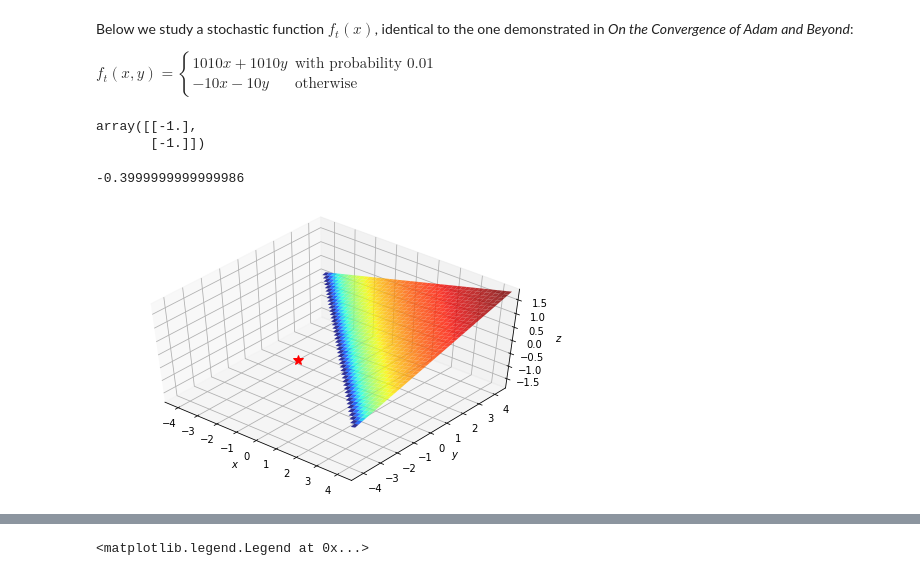
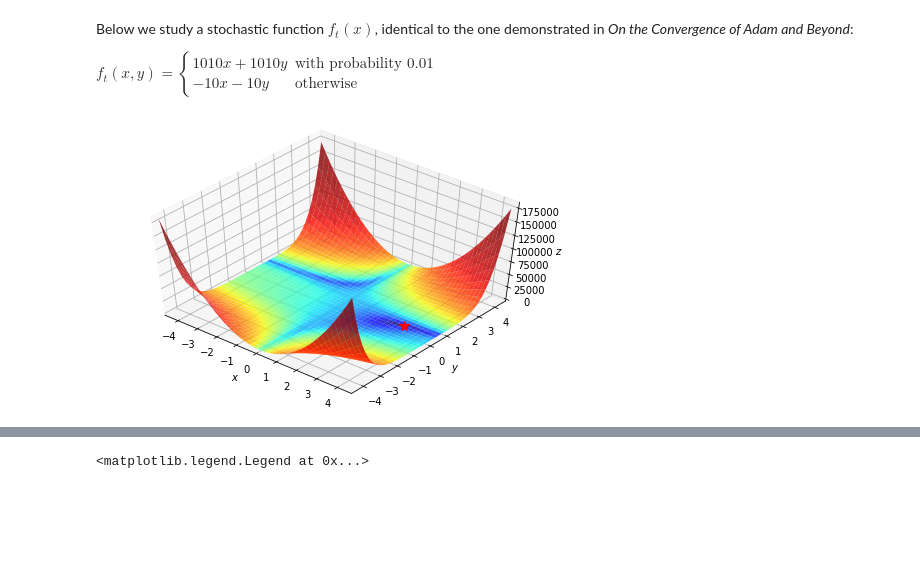
Before and after one commit to jshnaidman/551_final_project, a Jupyter notebook: presentation/Untitled.ipynb, the cells around one changed output, grey strips where cells are left out. Saved outputs shown, nothing was run; the diff lists cells and outputs as text; code cells hidden in the pictures; blank space fills up the shorter version.

```diff
--- a/presentation/Untitled.ipynb
+++ b/presentation/Untitled.ipynb
@@ -28,47 +28,40 @@ def f_t(x,y):
     return c*x + c*y
 
 # Beale's function
-# f  = lambda x, y: (1.5 - x + x*y)**2 + (2.25 - x + x*y**2)**2 + (2.625 - x + x*y**3)**2
-f = lambda x,y: (1010*x+1010*y)*0.01 - (10*x+10*y)*0.99 ## deterministic 2d version of function in paper
+beales  = lambda x, y: (1.5 - x + x*y)**2 + (2.25 - x + x*y**2)**2 + (2.625 - x + x*y**3)**2
+# f = lambda x,y: (1010*x+1010*y)*0.01 - (10*x+10*y)*0.99 ## deterministic 2d version of function in paper
 # %%
 xmin, xmax, xstep = -4.5, 4.5, .2
 ymin, ymax, ystep = -4.5, 4.5, .2
 
 x, y = np.meshgrid(np.arange(xmin, xmax + xstep, xstep), np.arange(ymin, ymax + ystep, ystep))
 
-# minima = np.array([3., .5])
-minima = np.array([-1., -1.])
-
-minima_ = minima.reshape(-1, 1)
-minima_
+def getMinima(x,y):
+    minima = np.array([float(x),float(y)])
+    minima = minima.reshape(-1,1)
+    return minima
-# %% [output]
-array([[-1.],
-       [-1.]])
 # %%
 x, y = np.meshgrid(np.arange(xmin, xmax + xstep, xstep), np.arange(ymin, ymax + ystep, ystep))
-z = f(x,y)
+z = beales(x,y)
-# %%
-f(-1,-1)
-# %% [output]
--0.3999999999999986
 # %%
+minima = getMinima(3,0.5)
 fig = plt.figure(figsize=(8, 5))
 ax = plt.axes(projection='3d', elev=50, azim=-50)
 
 ax.plot_surface(x, y, z, norm=LogNorm(), rstride=1, cstride=1,
                 edgecolor='none', alpha=.8, cmap=plt.cm.jet)
-ax.plot(*minima_, f(*minima_), 'r*', markersize=10)
+ax.plot(*minima, beales(*minima), 'r*', markersize=10)
 
 ax.set_xlabel('$x$')
 ax.set_ylabel('$y$')
 ax.set_zlabel('$z$')
 
 ax.set_xlim((xmin, xmax))
 ax.set_ylim((ymin, ymax))
 
 plt.show()
 # %% [output]
-[figure, old version]
+[figure, new version]
 # %%
 x0 = np.array([3., 4.])
 # %%
```
Also changed, not shown: parts of 10 cells of this notebook.
